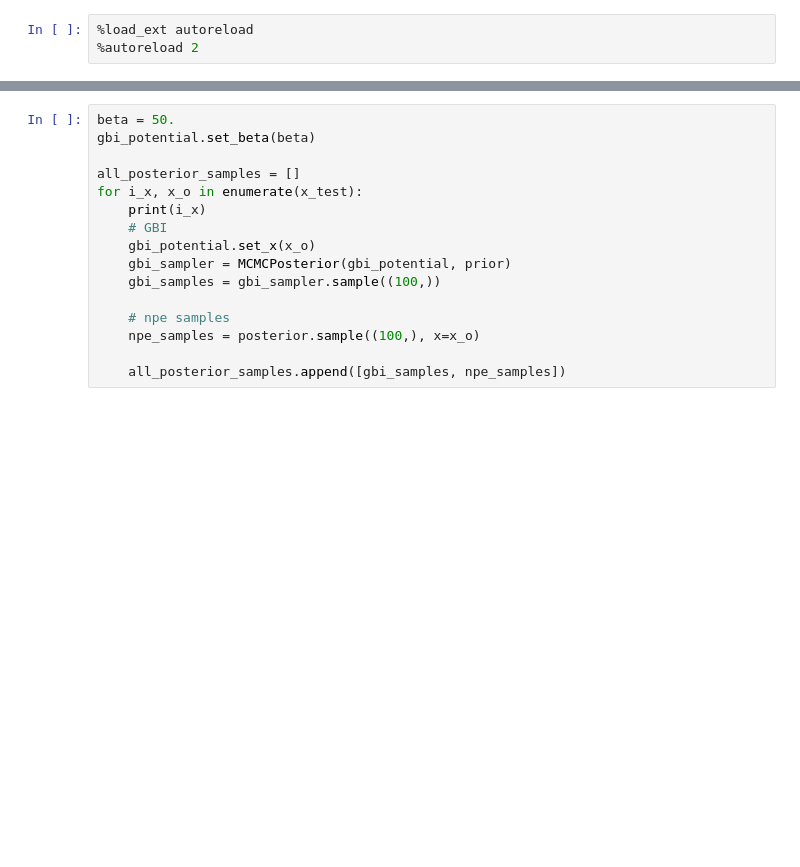
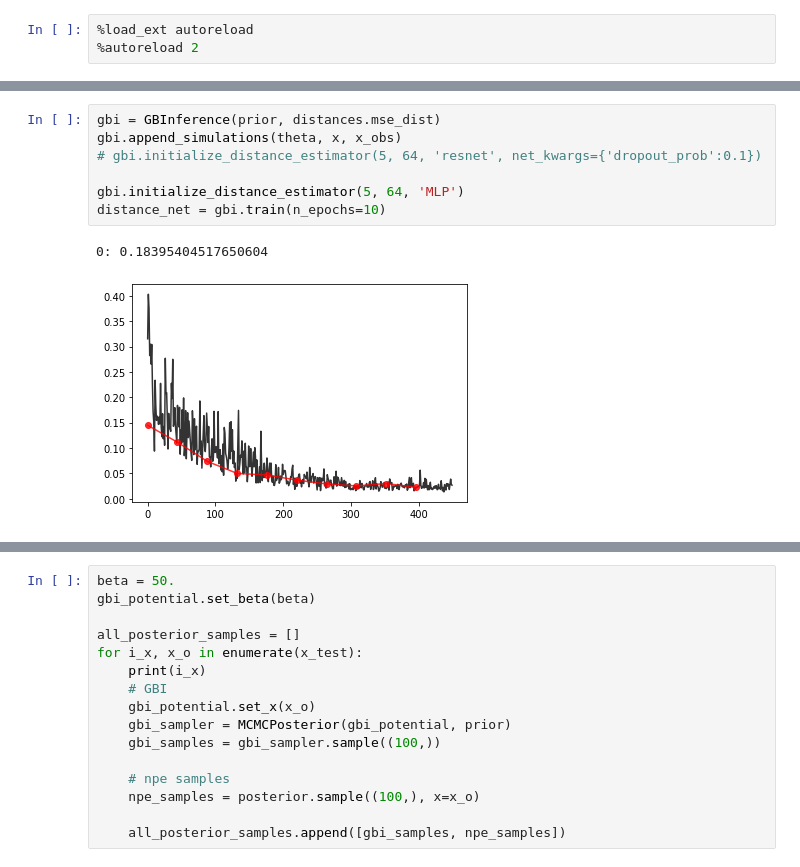
Before and after one commit to mackelab/neuralgbi, a Jupyter notebook: paper/fig4/notebooks/01_distance_learning.ipynb, the cells around one changed output, grey strips where cells are left out. Cells and saved outputs as stored; diff of their text form; blank space fills up the shorter version.

```diff
--- a/paper/fig4/notebooks/01_distance_learning.ipynb
+++ b/paper/fig4/notebooks/01_distance_learning.ipynb
@@ -155,0 +315,10 @@ dist_precompute = torch.hstack([dist(x.unsqueeze(1), x_t).unsqueeze(1) for x_t i
+# %%
+gbi = GBInference(prior, distances.mse_dist)
+gbi.append_simulations(theta, x, x_obs)
+# gbi.initialize_distance_estimator(5, 64, 'resnet', net_kwargs={'dropout_prob':0.1})
+
+gbi.initialize_distance_estimator(5, 64, 'MLP')
+distance_net = gbi.train(n_epochs=10)
+# %% [output]
+0: 0.18395404517650604
+[figure, added]
```
Also changed, not shown: parts of 22 cells of this notebook, 2 other files.
